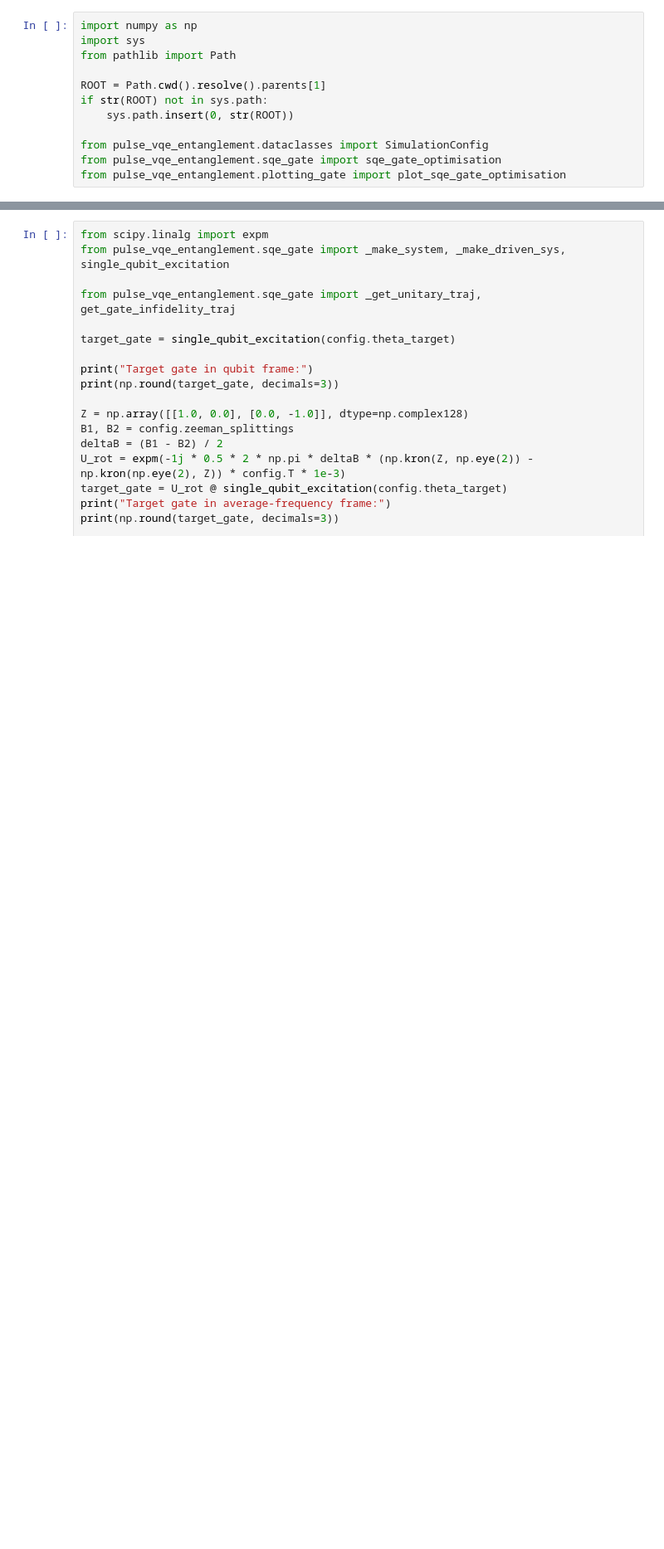
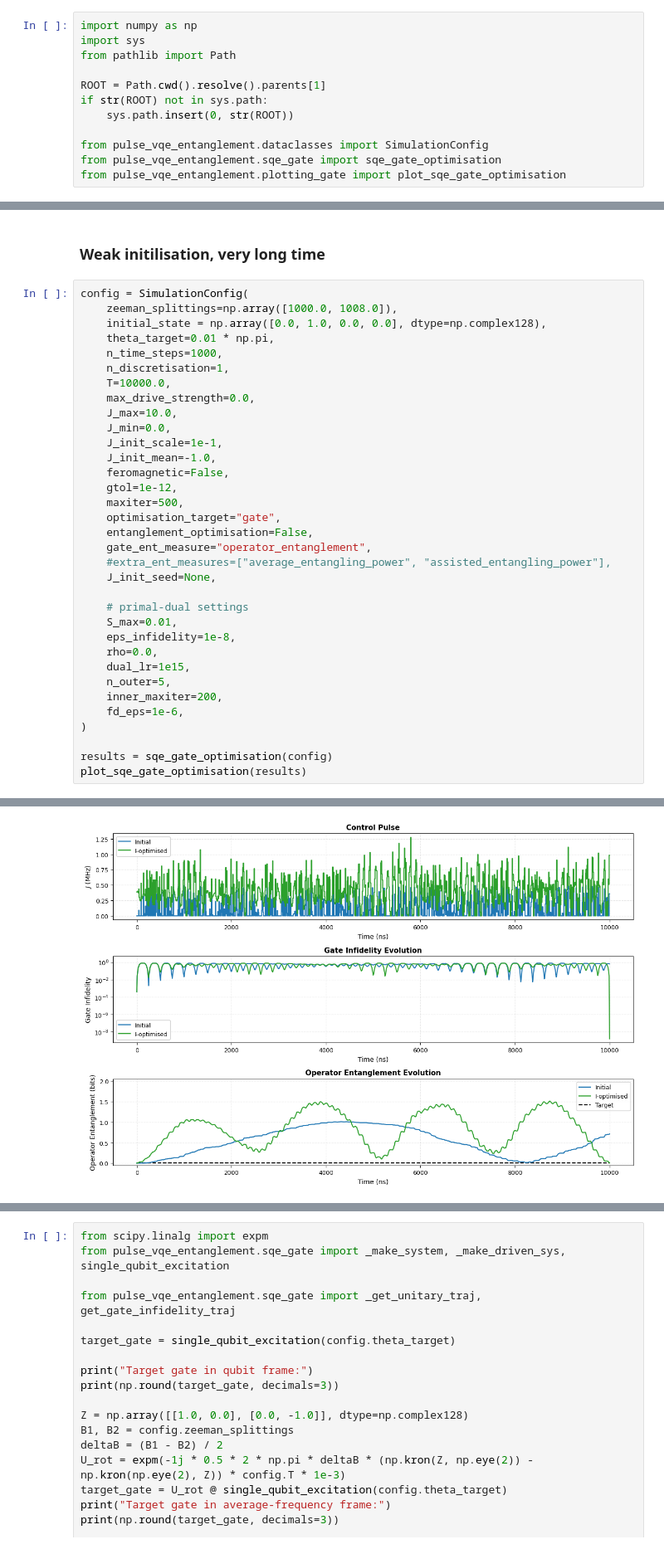
Before and after one commit to haoran-ye/pulse_VQE_entanglement, a Jupyter notebook: notebooks/sqe_gate.ipynb, the cells around one changed output, grey strips where cells are left out. Shown at 83% size. Saved outputs shown, nothing was run; the diff lists cells and outputs as text; blank space fills up the shorter version.

```diff
--- a/notebooks/sqe_gate.ipynb
+++ b/notebooks/sqe_gate.ipynb
@@ -71,0 +125,37 @@ Tracing control amplitude graph.
+# %% [markdown]
+### Weak initilisation, very long time
+# %%
+config = SimulationConfig(
+    zeeman_splittings=np.array([1000.0, 1008.0]),
+    initial_state = np.array([0.0, 1.0, 0.0, 0.0], dtype=np.complex128),
+    theta_target=0.01 * np.pi,
+    n_time_steps=1000,
+    n_discretisation=1,
+    T=10000.0,
+    max_drive_strength=0.0,
+    J_max=10.0,
+    J_min=0.0,
+    J_init_scale=1e-1,
+    J_init_mean=-1.0,
+    feromagnetic=False,
+    gtol=1e-12,
+    maxiter=500,
+    optimisation_target="gate",
+    entanglement_optimisation=False,
+    gate_ent_measure="operator_entanglement",
+    #extra_ent_measures=["average_entangling_power", "assisted_entangling_power"],
+    J_init_seed=None,
+
+    # primal-dual settings
+    S_max=0.01,
+    eps_infidelity=1e-8,
+    rho=0.0,
+    dual_lr=1e15,
+    n_outer=5,
+    inner_maxiter=200,
+    fd_eps=1e-6,
+)
+
+results = sqe_gate_optimisation(config)
+plot_sqe_gate_optimisation(results)
+# %% [output]
@@ -71,0 +178 @@ Tracing control amplitude graph.
+[figure, added]
```
Also changed, not shown: parts of 12 cells of this notebook, 15 other files.
